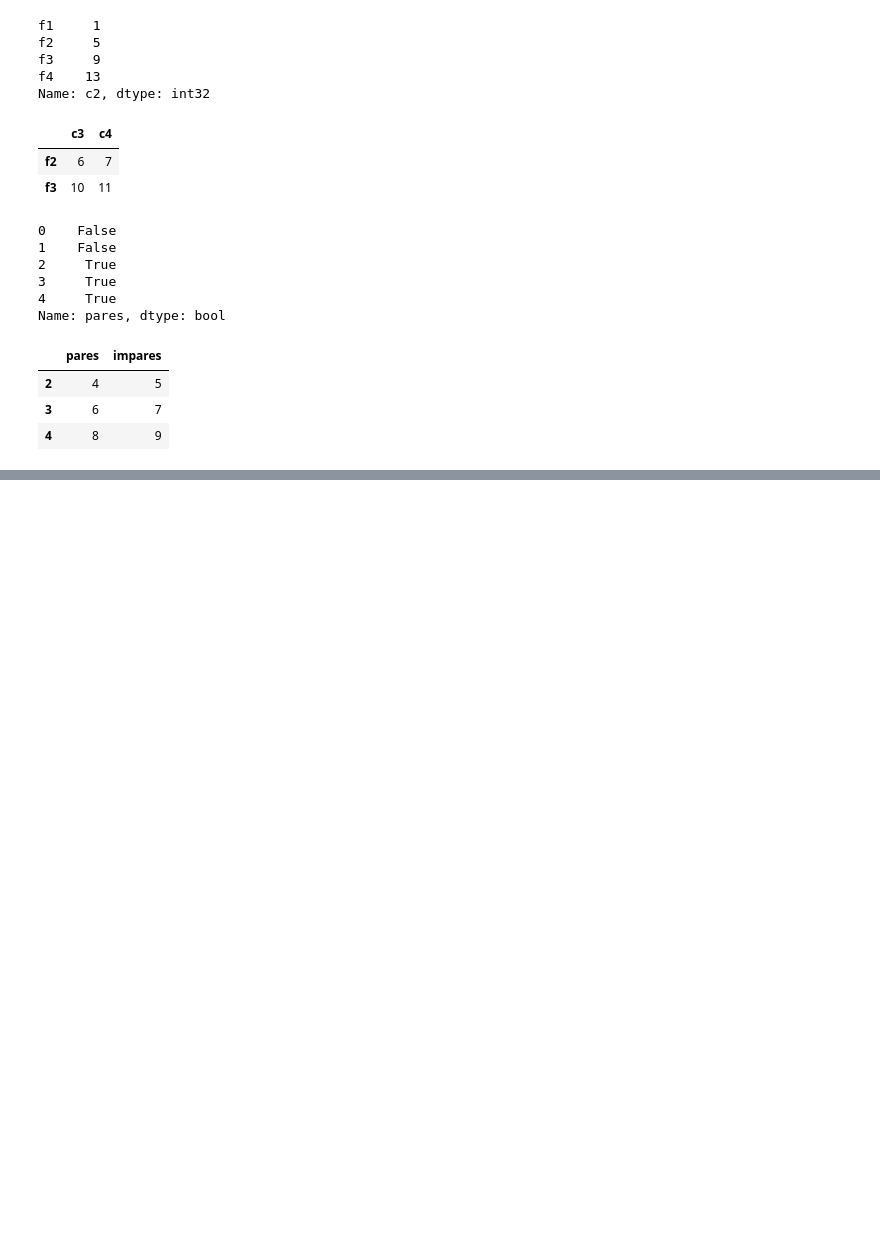
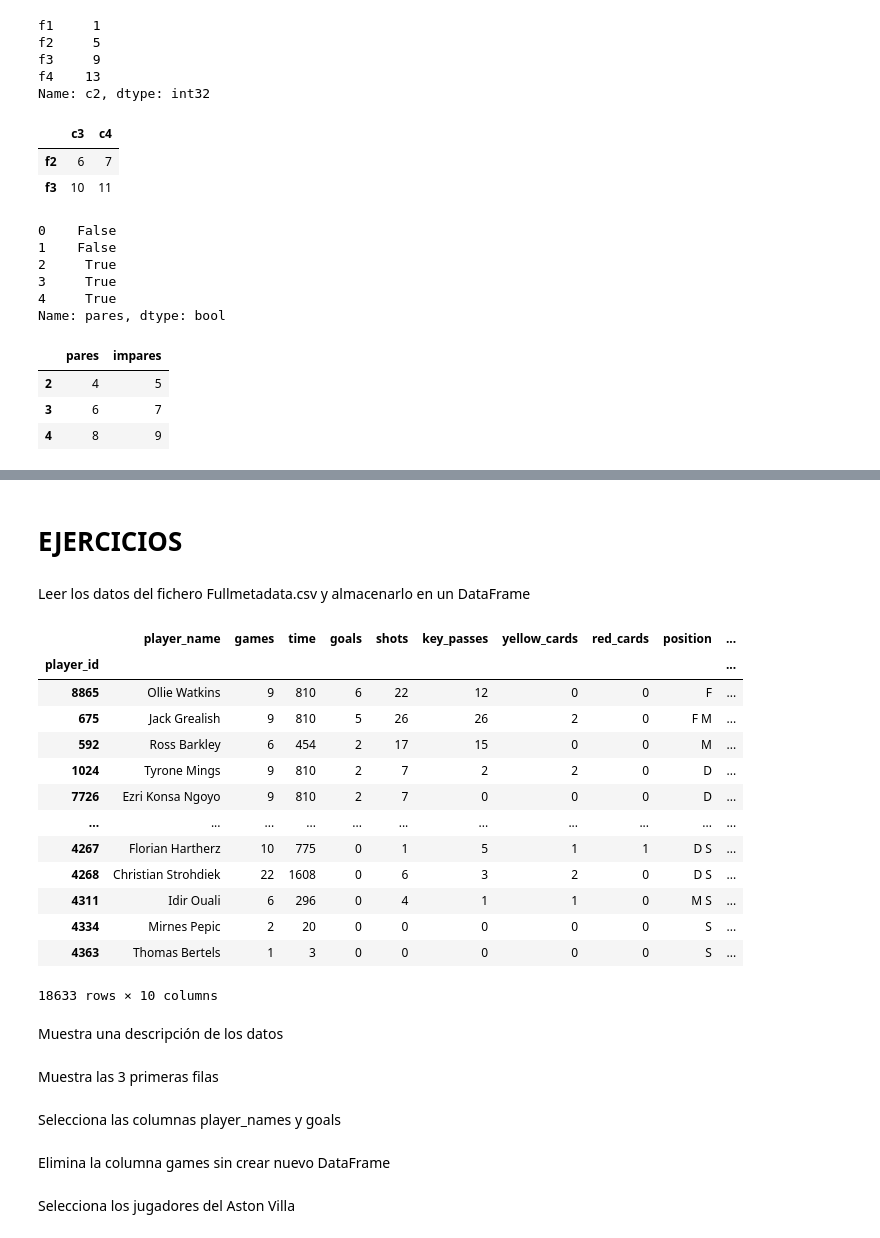
Before and after one commit to Ardark27/python_finance, a Jupyter notebook: 4_pandas/4_1_intro.ipynb, the cells around one changed output, grey strips where cells are left out. Drawn from its saved outputs; the diff is of its cells as text; code cells hidden in the pictures; blank space fills up the shorter version.

```diff
--- a/4_pandas/4_1_intro.ipynb
+++ b/4_pandas/4_1_intro.ipynb
@@ -488,0 +599,32 @@ numeros[numeros.pares>2]
+# %% [markdown]
+# EJERCICIOS
+# %% [markdown]
+Leer los datos del fichero Fullmetadata.csv y almacenarlo en un DataFrame
+# %%
+footbal_stats = pd.read_csv('./data/Fullmetadata.csv', index_col='player_id')
+footbal_stats
+# %% [output]
+|  | player_name | games | time | goals | shots | key_passes | yellow_cards | red_cards | position | ... |
+| player_id |  |  |  |  |  |  |  |  |  | ... |
+| 8865 | Ollie Watkins | 9 | 810 | 6 | 22 | 12 | 0 | 0 | F | ... |
+| 675 | Jack Grealish | 9 | 810 | 5 | 26 | 26 | 2 | 0 | F M | ... |
+| 592 | Ross Barkley | 6 | 454 | 2 | 17 | 15 | 0 | 0 | M | ... |
+| 1024 | Tyrone Mings | 9 | 810 | 2 | 7 | 2 | 2 | 0 | D | ... |
+| 7726 | Ezri Konsa Ngoyo | 9 | 810 | 2 | 7 | 0 | 0 | 0 | D | ... |
+| ... | ... | ... | ... | ... | ... | ... | ... | ... | ... | ... |
+| 4267 | Florian Hartherz | 10 | 775 | 0 | 1 | 5 | 1 | 1 | D S | ... |
+| 4268 | Christian Strohdiek | 22 | 1608 | 0 | 6 | 3 | 2 | 0 | D S | ... |
+| 4311 | Idir Ouali | 6 | 296 | 0 | 4 | 1 | 1 | 0 | M S | ... |
+| 4334 | Mirnes Pepic | 2 | 20 | 0 | 0 | 0 | 0 | 0 | S | ... |
+| 4363 | Thomas Bertels | 1 | 3 | 0 | 0 | 0 | 0 | 0 | S | ... |
+18633 rows × 10 columns
+# %% [markdown]
+Muestra una descripción de los datos
+# %% [markdown]
+Muestra las 3 primeras filas
+# %% [markdown]
+Selecciona las columnas player_names y goals
+# %% [markdown]
+Elimina la columna games sin crear nuevo DataFrame
+# %% [markdown]
+Selecciona los jugadores del Aston Villa
```
Also changed, not shown: parts of 20 cells of this notebook.
